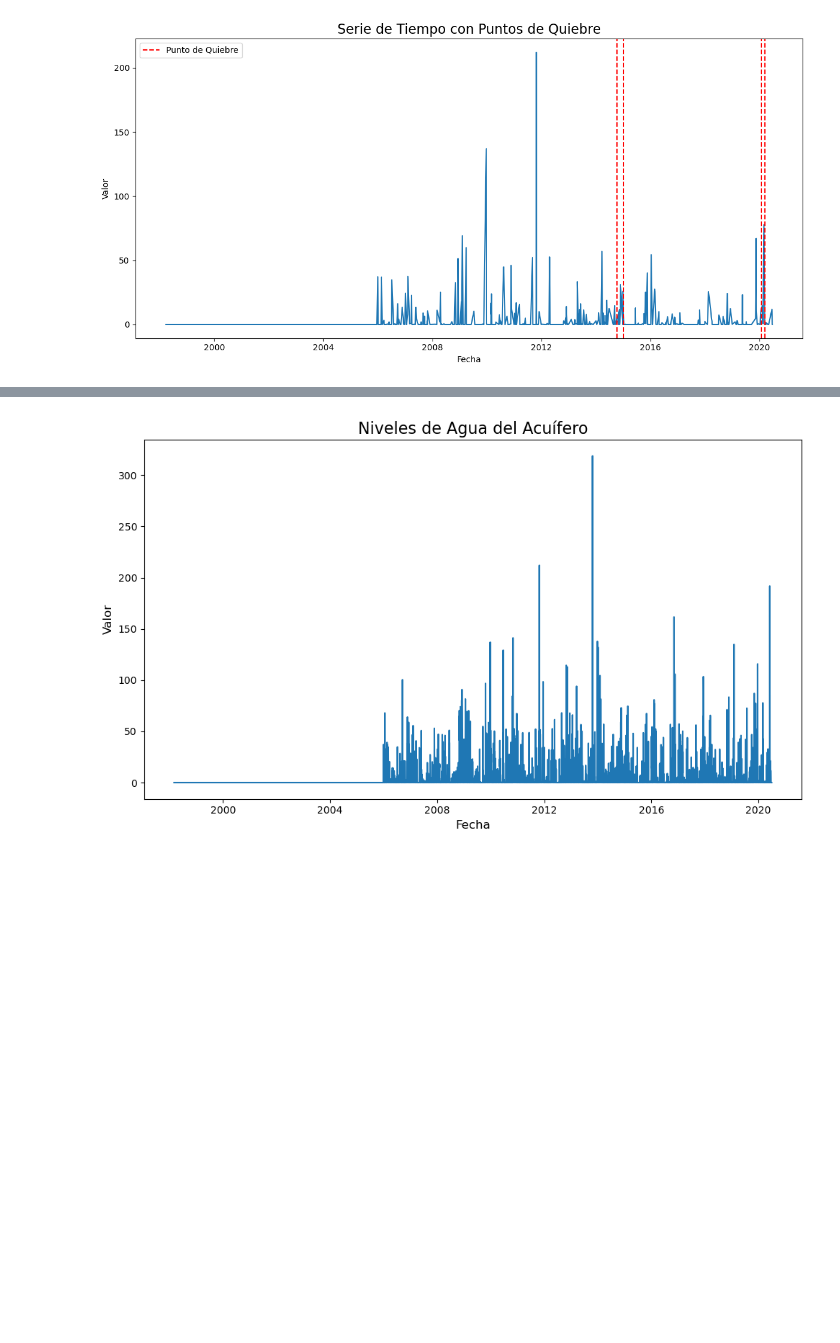
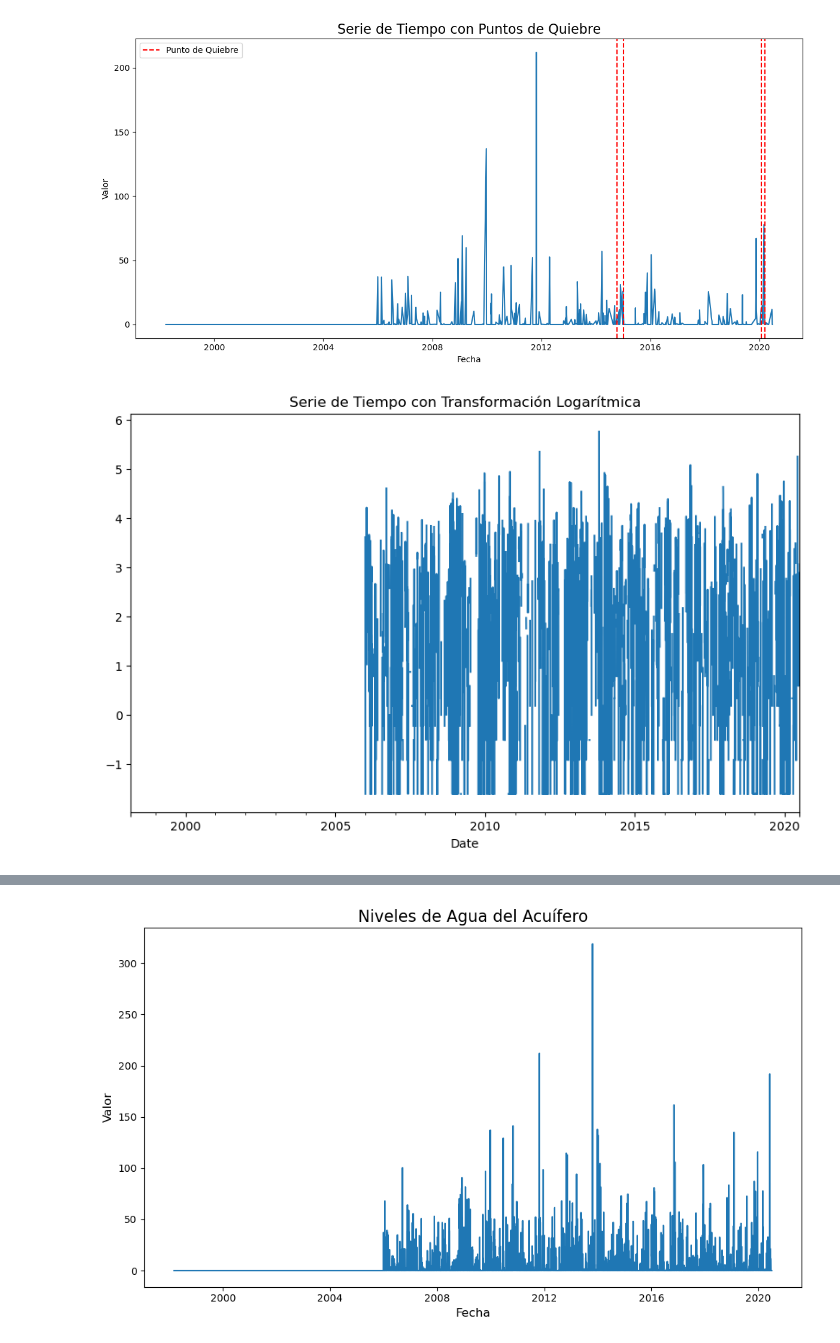
Before and after one commit to Bere333/Smart-Water-Analytics-BBRH, a Jupyter notebook: src/02_modeling_and_evaluation.ipynb, the cells around one changed output, grey strips where cells are left out. Cells and saved outputs as stored; diff of their text form; code cells hidden in the pictures; blank space fills up the shorter version.

```diff
--- a/src/02_modeling_and_evaluation.ipynb
+++ b/src/02_modeling_and_evaluation.ipynb
@@ -330,0 +235,7 @@ Punto de quiebre detectado en el índice: 805, fecha: 2020-03-13 00:00:00
+# %%
+# --- 2. Estabilizar la Varianza (Transformación Logarítmica) ---
+df['log_value'] = np.log(df['Value'])
+df['log_value'].plot(title='Serie de Tiempo con Transformación Logarítmica', figsize=(10, 6))
+plt.show()
+# %% [output]
+[figure, added]
```
Also changed, not shown: parts of 4 cells of this notebook.
